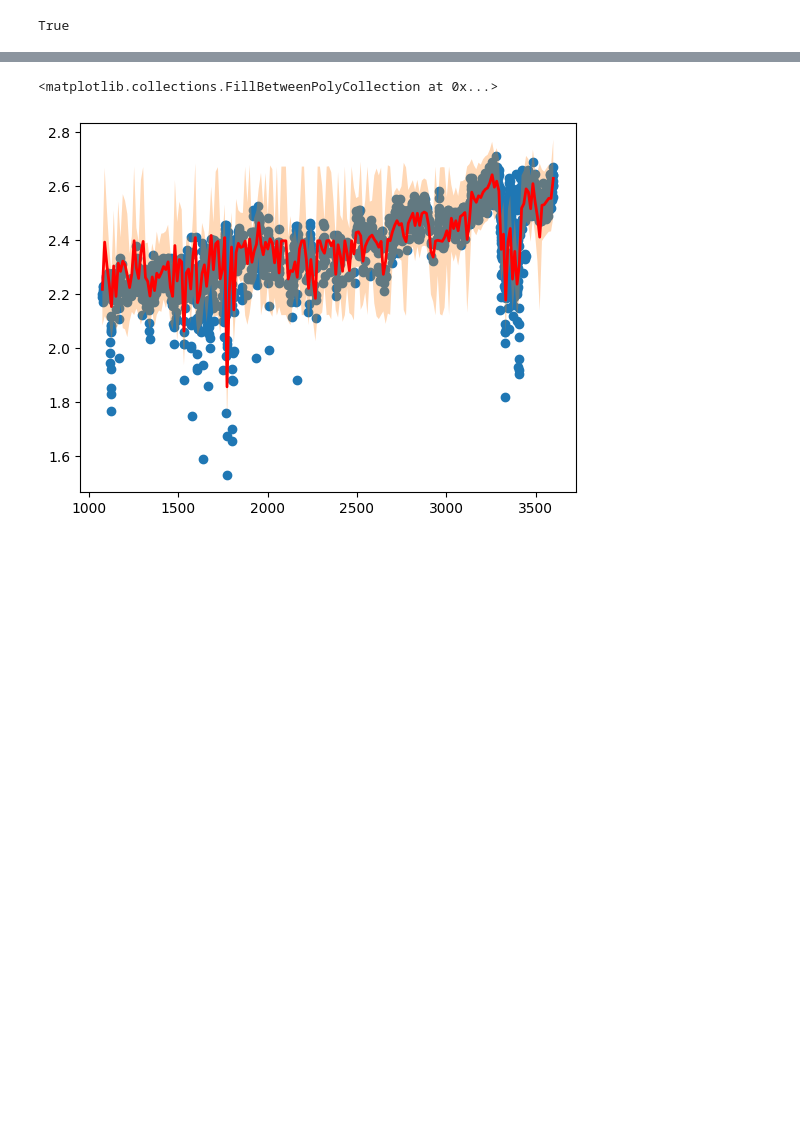
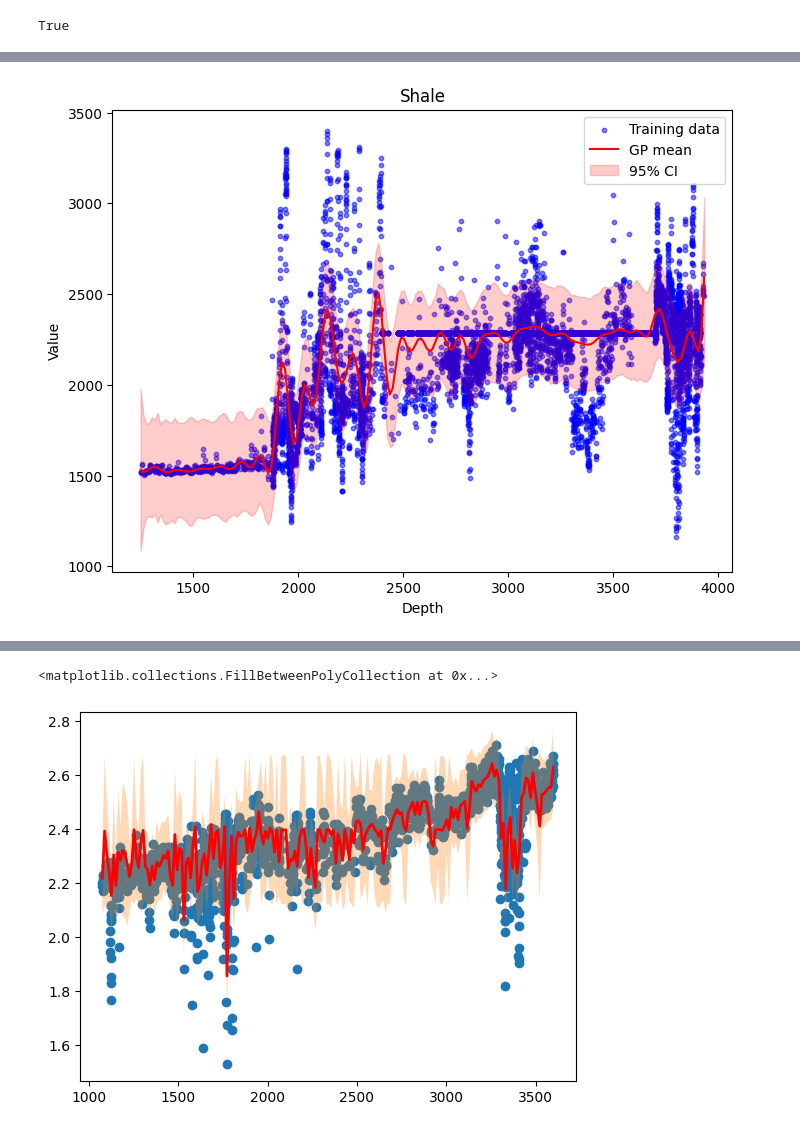
Before and after one commit to spaceswimmer/nnseismic, a Jupyter notebook: src/get-rockphysics-tagilsk.ipynb, the cells around one changed output, grey strips where cells are left out. Cells and saved outputs as stored; diff of their text form; code cells hidden in the pictures; blank space fills up the shorter version.

```diff
--- a/src/get-rockphysics-tagilsk.ipynb
+++ b/src/get-rockphysics-tagilsk.ipynb
@@ -159,8 +122,9 @@ True
 # %%
 result_shale = fit_gp_model_all_wells(
     las_dfs_shale,
-    property_cols=['PL_GG', 'VP', 'VS'],
+    property_col='VS',
     max_points=10000,
-    training_iter=150
+    training_iter=100,
+    lengthscale=0.1
 )
 # %% [output]
@@ -256,0 +134,40 @@ plt.show()
+# %%
+def plot_gp_result(gp_result: dict, x_train: np.ndarray, y_train: np.ndarray, title: str = None):
+    """
+    Simple plot of GP results with training data and uncertainty.
+
+    Parameters
+    ----------
+    gp_result : dict
+        Result from fit_gp_model()
+    x_train : array
+        Training depth values
+    y_train : array
+        Training property values
+    title : str, optional
+        Plot title
+    """
+    # Predict on smooth range
+    x_range = np.linspace(gp_result['depth_range'][0], gp_result['depth_range'][1], 200)
+    mean, std = predict_gp_model(gp_result, x_range)
+
+    # Plot
+    plt.figure(figsize=(8, 6))
+    plt.scatter(x_train, y_train, c='blue', s=10, alpha=0.5, label='Training data')
+    plt.plot(x_range, mean, 'r-', label='GP mean')
+    plt.fill_between(x_range, mean - 2*std, mean + 2*std, alpha=0.2, color='red', label='95% CI')
+    plt.xlabel('Depth')
+    plt.ylabel('Value')
+    if title:
+        plt.title(title)
+    plt.legend()
+    plt.show()
+all_data = []
+
+for well_name, df in las_dfs_shale.items():
+    app_data = df[['DEPTH', 'VS']]
+    all_data.append(app_data)
+combined_df = pd.concat(all_data, ignore_index=True)
+plot_gp_result(result_shale, combined_df['DEPTH'], combined_df['VS'], title='Shale')
+# %% [output]
+[figure, added]
```
Also changed, not shown: parts of 15 cells of this notebook, 6 other files.
